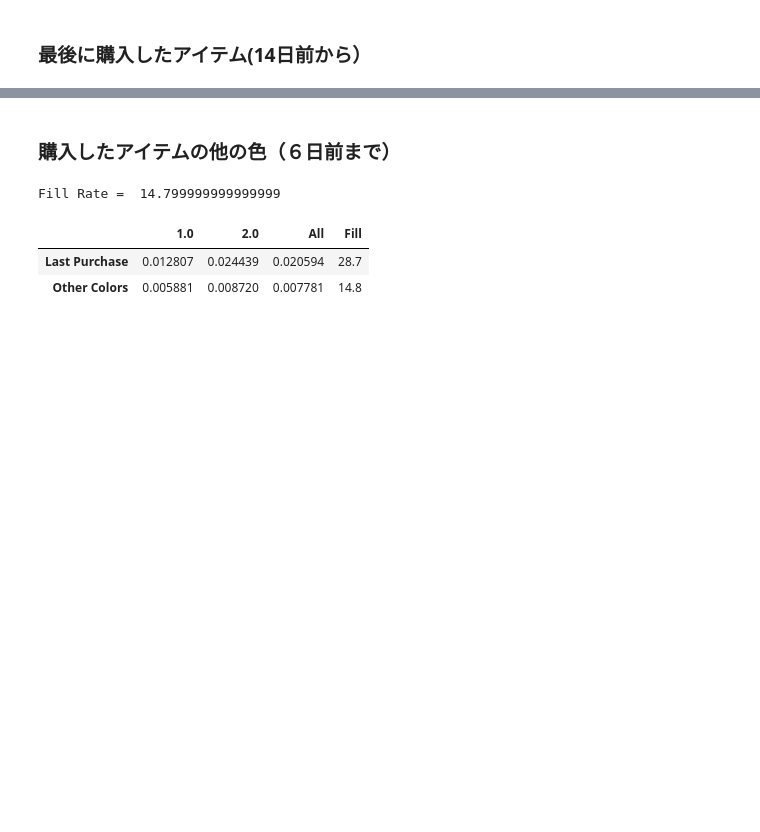
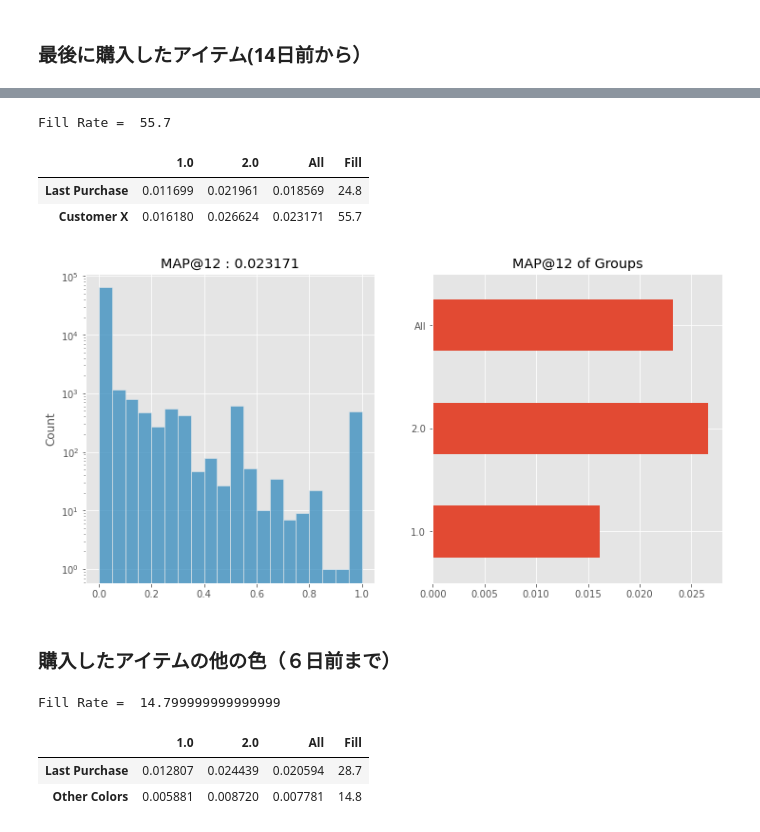
Before and after one commit to aruaru0/kaggle_h_and_m, a Jupyter notebook: h-m-lastweek-item2vec.ipynb, the cells around one changed output, grey strips where cells are left out. Drawn from its saved outputs; the diff is of its cells as text; code cells hidden in the pictures; blank space fills up the shorter version.

```diff
--- a/h-m-lastweek-item2vec.ipynb
+++ b/h-m-lastweek-item2vec.ipynb
@@ -299,3 +363,22 @@ Fill Rate =  28.7
+# %%
+# 11日間の売れた商品リスト
+init_date = last_date - dt.timedelta(days=2)
+sold_set = set(df.loc[(df.t_dat >= init_date) & (df.t_dat <= last_date)].article_id.tolist())
+
+targets = ['last_purchase', 'buy_together', 'other_colors', 'popular_items', 'uucf', 'uucf2']
+weights = [10, 1, 2, 2 ,2, 1]
+
+sub['customer'] = sub[targets].apply(blend, w=weights, axis=1, k=100).apply(prune, ok_set=sold_set)
+predicted = sub.customer.apply(lambda s: [] if pd.isna(s) else s.split())
+score = validation(actual, predicted, grouping, score, index='Customer X', ignore=(val_week == 105))
+# 24625 0.024752 0.024641 0.024755
+#Customer X	0.016961	0.028377	0.024603	55.7
+# %% [output]
+Fill Rate =  55.7
+|  | 1.0 | 2.0 | All | Fill |
+| Last Purchase | 0.011699 | 0.021961 | 0.018569 | 24.8 |
+| Customer X | 0.016180 | 0.026624 | 0.023171 | 55.7 |
+[figure, added]
 # %% [markdown]
 ### 購入したアイテムの他の色（６日前まで）
 # %%
```
Also changed, not shown: parts of 53 cells of this notebook, 1 other file.
